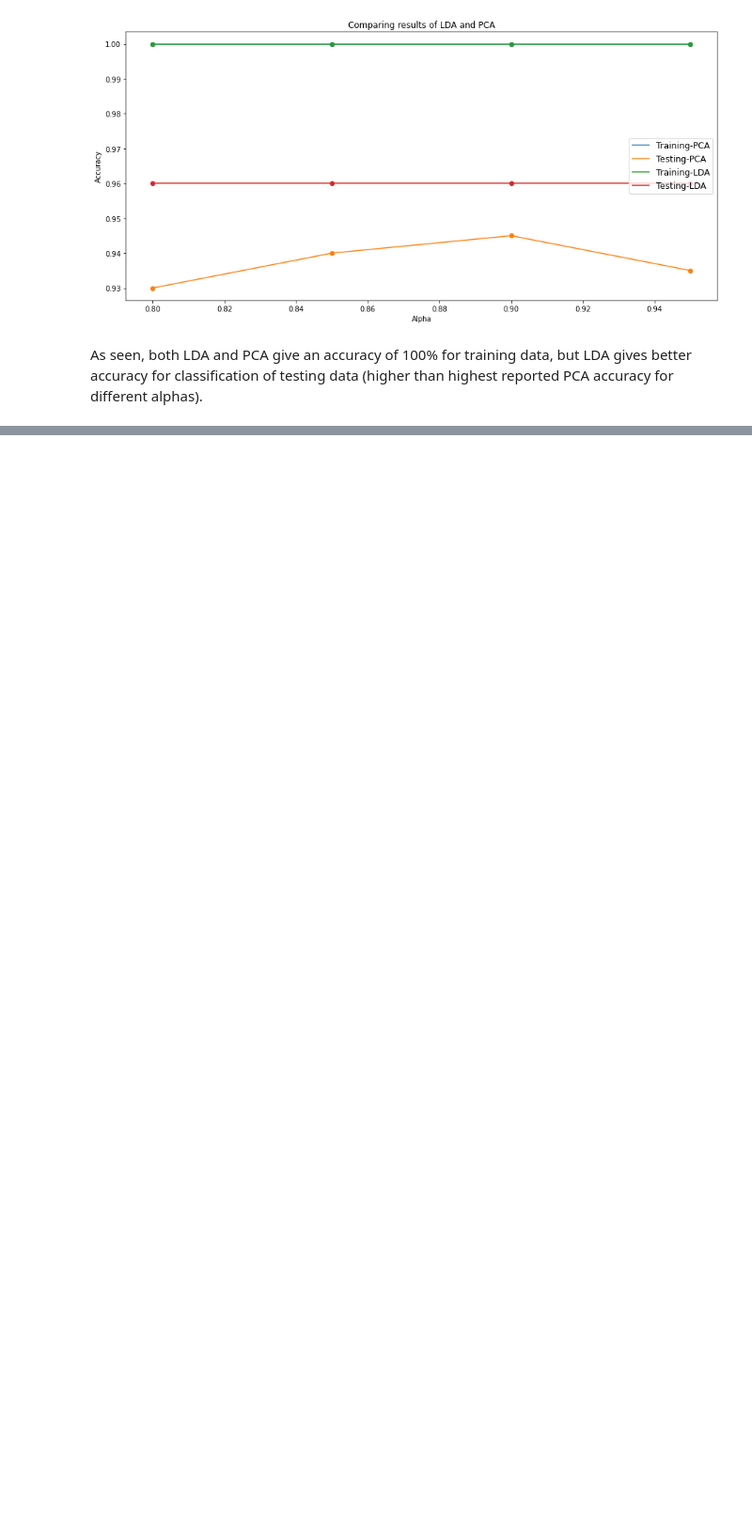
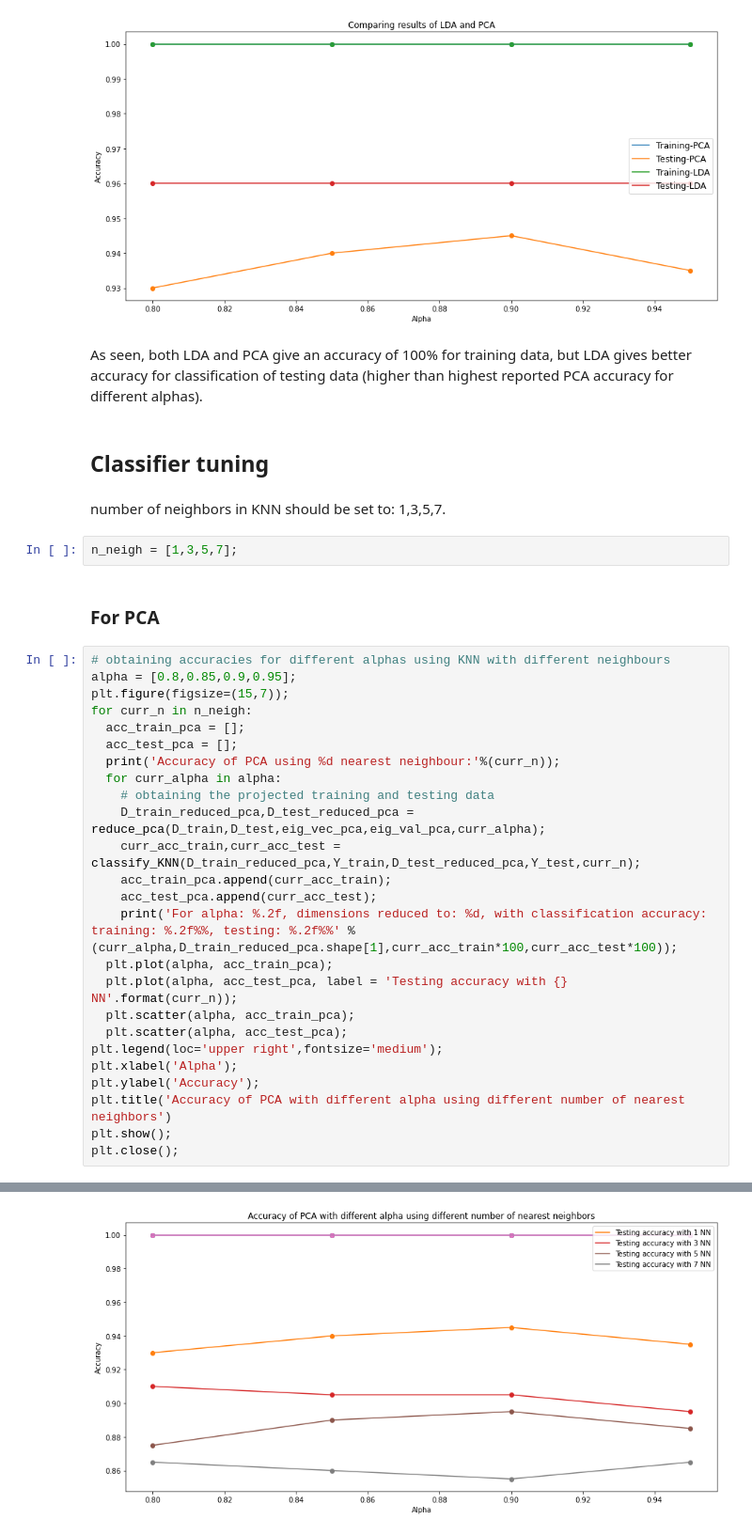
Before and after one commit to sherifmost/face-recognition, a Jupyter notebook: Face_Recognition.ipynb, the cells around one changed output, grey strips where cells are left out. Shown at 94% size. Drawn from its saved outputs; the diff is of its cells as text; blank space fills up the shorter version.

Commit message:
Finished classifier tuning part and reported the results

```diff
--- a/Face_Recognition.ipynb
+++ b/Face_Recognition.ipynb
@@ -340,3 +340,38 @@ plt.close();
 [figure]
 # %% [markdown]
 As seen, both LDA and PCA give an accuracy of 100% for training data, but LDA gives better accuracy for classification of testing data (higher than highest reported PCA accuracy for different alphas).
+# %% [markdown]
+## Classifier tuning
+# %% [markdown]
+number of neighbors in KNN should be set to:
+1,3,5,7.
+# %%
+n_neigh = [1,3,5,7];
+# %% [markdown]
+### For PCA
+# %%
+# obtaining accuracies for different alphas using KNN with different neighbours
+alpha = [0.8,0.85,0.9,0.95];
+plt.figure(figsize=(15,7));
+for curr_n in n_neigh:
+  acc_train_pca = [];
+  acc_test_pca = [];
+  print('Accuracy of PCA using %d nearest neighbour:'%(curr_n));
+  for curr_alpha in alpha:
+    # obtaining the projected training and testing data
+    D_train_reduced_pca,D_test_reduced_pca = reduce_pca(D_train,D_test,eig_vec_pca,eig_val_pca,curr_alpha);
+    curr_acc_train,curr_acc_test = classify_KNN(D_train_reduced_pca,Y_train,D_test_reduced_pca,Y_test,curr_n);
+    acc_train_pca.append(curr_acc_train);
+    acc_test_pca.append(curr_acc_test);
+    print('For alpha: %.2f, dimensions reduced to: %d, with classification accuracy: training: %.2f%%, testing: %.2f%%' % (curr_alpha,D_train_reduced_pca.shape[1],curr_acc_train*100,curr_acc_test*100));
+  plt.plot(alpha, acc_train_pca);
+  plt.plot(alpha, acc_test_pca, label = 'Testing accuracy with {} NN'.format(curr_n));
+  plt.scatter(alpha, acc_train_pca);
+  plt.scatter(alpha, acc_test_pca);
+plt.legend(loc='upper right',fontsize='medium');
+plt.xlabel('Alpha');
+plt.ylabel('Accuracy');
+plt.title('Accuracy of PCA with different alpha using different number of nearest neighbors')
+plt.show();
+plt.close();
+# %% [output]
@@ -342,0 +398 @@ As seen, both LDA and PCA give an accuracy of 100% for training data, but LDA gi
+[figure, added]
```
Also changed, not shown: parts of 5 cells of this notebook.
